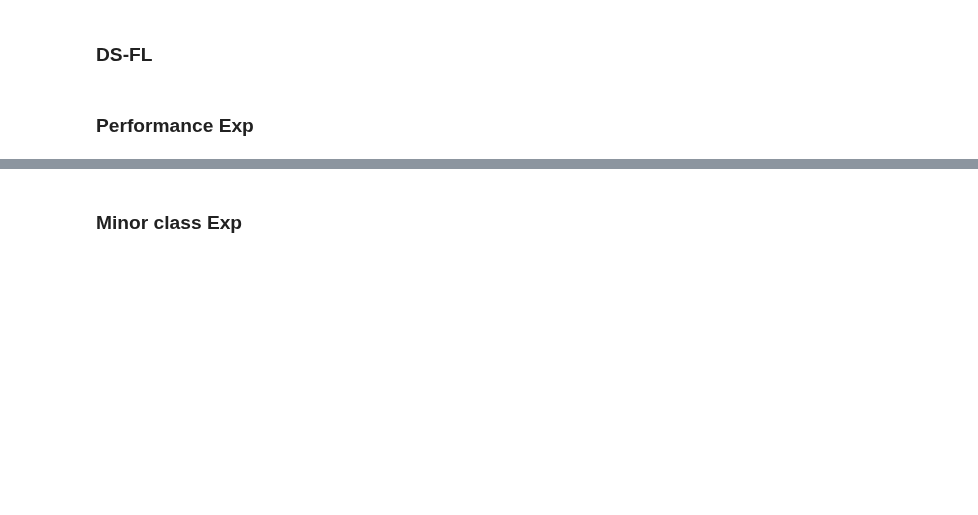
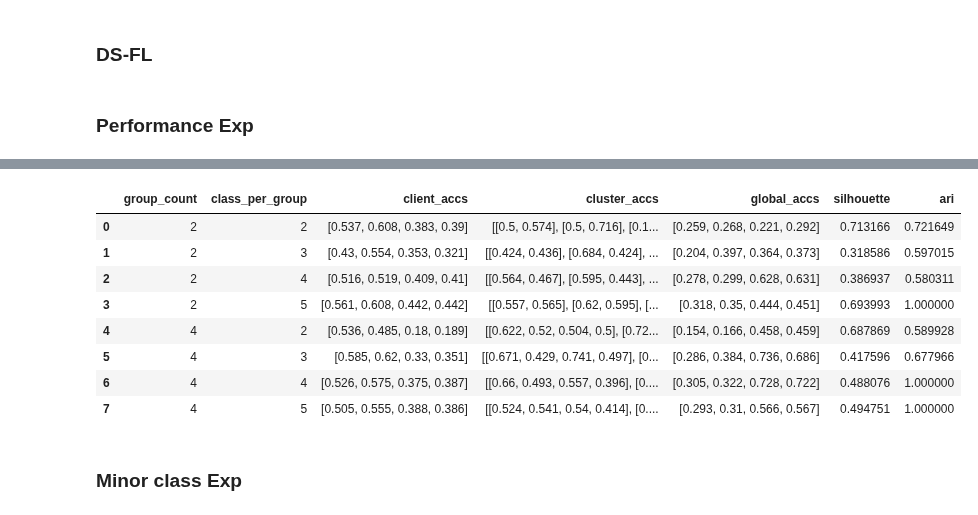
Before and after one commit to yangbaechu/FD-with-Label-Based-Group-Structure, a Jupyter notebook: FedCD.ipynb, the cells around one changed output, grey strips where cells are left out. Saved outputs shown, nothing was run; the diff lists cells and outputs as text; code cells hidden in the pictures; blank space fills up the shorter version.

```diff
--- a/FedCD.ipynb
+++ b/FedCD.ipynb
@@ -619,3 +717,15 @@ test_data: 4000
+# %%
+df
+# %% [output]
+|  | group_count | class_per_group | client_accs | cluster_accs | global_accs | silhouette | ari |
+| 0 | 2 | 2 | [0.537, 0.608, 0.383, 0.39] | [[0.5, 0.574], [0.5, 0.716], [0.1... | [0.259, 0.268, 0.221, 0.292] | 0.713166 | 0.721649 |
+| 1 | 2 | 3 | [0.43, 0.554, 0.353, 0.321] | [[0.424, 0.436], [0.684, 0.424], ... | [0.204, 0.397, 0.364, 0.373] | 0.318586 | 0.597015 |
+| 2 | 2 | 4 | [0.516, 0.519, 0.409, 0.41] | [[0.564, 0.467], [0.595, 0.443], ... | [0.278, 0.299, 0.628, 0.631] | 0.386937 | 0.580311 |
+| 3 | 2 | 5 | [0.561, 0.608, 0.442, 0.442] | [[0.557, 0.565], [0.62, 0.595], [... | [0.318, 0.35, 0.444, 0.451] | 0.693993 | 1.000000 |
+| 4 | 4 | 2 | [0.536, 0.485, 0.18, 0.189] | [[0.622, 0.52, 0.504, 0.5], [0.72... | [0.154, 0.166, 0.458, 0.459] | 0.687869 | 0.589928 |
+| 5 | 4 | 3 | [0.585, 0.62, 0.33, 0.351] | [[0.671, 0.429, 0.741, 0.497], [0... | [0.286, 0.384, 0.736, 0.686] | 0.417596 | 0.677966 |
+| 6 | 4 | 4 | [0.526, 0.575, 0.375, 0.387] | [[0.66, 0.493, 0.557, 0.396], [0.... | [0.305, 0.322, 0.728, 0.722] | 0.488076 | 1.000000 |
+| 7 | 4 | 5 | [0.505, 0.555, 0.388, 0.386] | [[0.524, 0.541, 0.54, 0.414], [0.... | [0.293, 0.31, 0.566, 0.567] | 0.494751 | 1.000000 |
 # %% [markdown]
 ### Minor class Exp
 # %%
```
Also changed, not shown: parts of 2 cells of this notebook.
